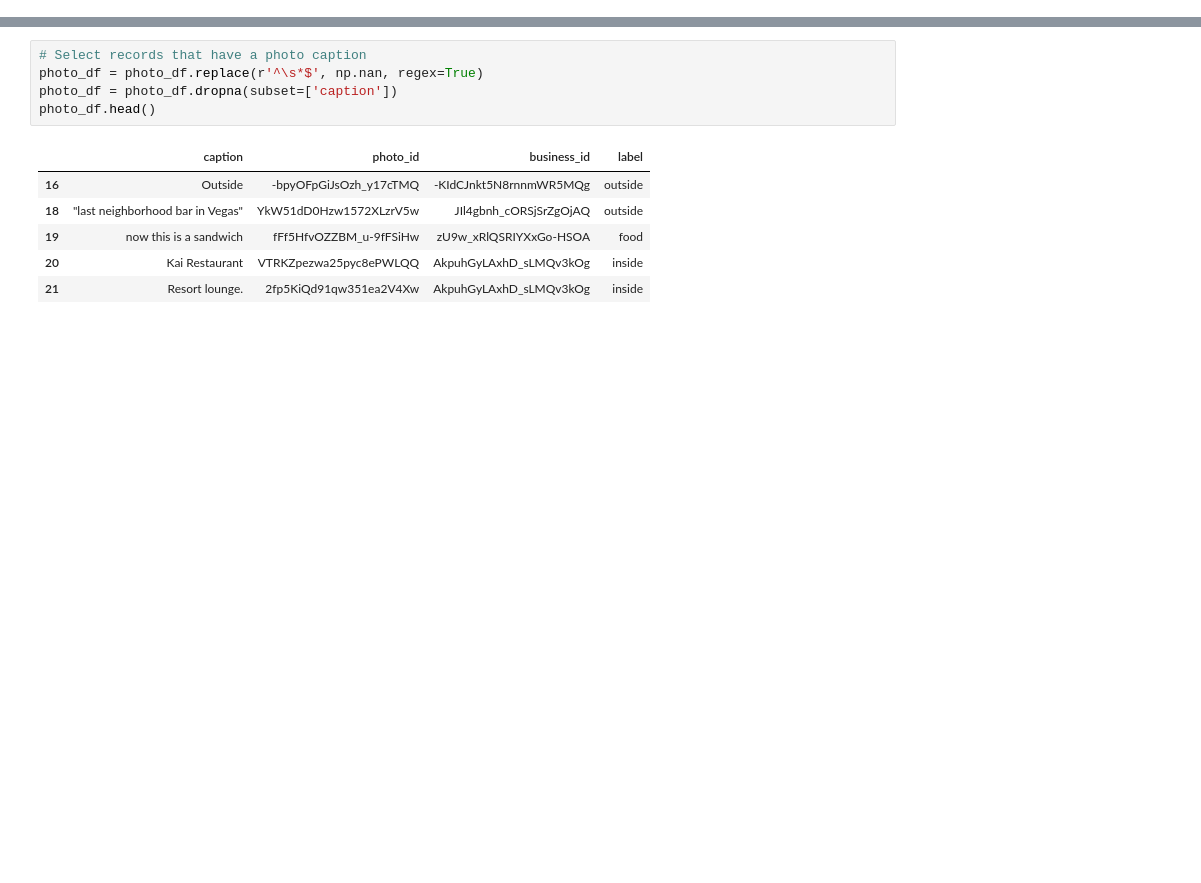
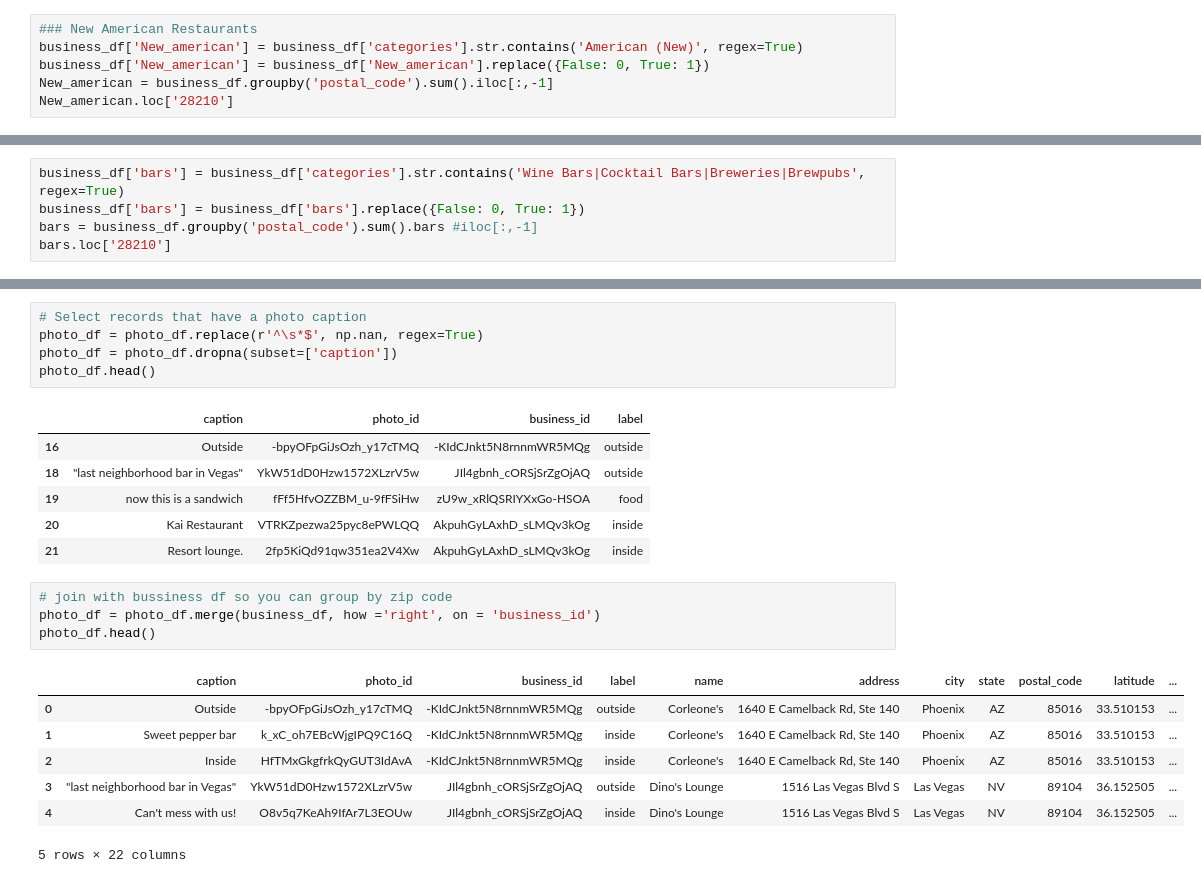
Before and after one commit to sauer3/predict_gentrification_with_yelp, a Jupyter notebook: yelp_data_cleaning.ipynb, the cells around one changed output, grey strips where cells are left out. Cells and saved outputs as stored; diff of their text form; blank space fills up the shorter version.

```diff
--- a/yelp_data_cleaning.ipynb
+++ b/yelp_data_cleaning.ipynb
@@ -42,0 +114,6 @@ len(business_df.city.unique())
+# %%
+### New American Restaurants
+business_df['New_american'] = business_df['categories'].str.contains('American (New)', regex=True)
+business_df['New_american'] = business_df['New_american'].replace({False: 0, True: 1})
+New_american = business_df.groupby('postal_code').sum().iloc[:,-1]
+New_american.loc['28210']
@@ -42,0 +124,5 @@ len(business_df.city.unique())
+# %%
+business_df['bars'] = business_df['categories'].str.contains('Wine Bars|Cocktail Bars|Breweries|Brewpubs', regex=True)
+business_df['bars'] = business_df['bars'].replace({False: 0, True: 1})
+bars = business_df.groupby('postal_code').sum().bars #iloc[:,-1]
+bars.loc['28210']
@@ -90,5 +240,17 @@ photo_df.head()
 | 19 | now this is a sandwich | fFf5HfvOZZBM_u-9fFSiHw | zU9w_xRlQSRIYXxGo-HSOA | food |
 | 20 | Kai Restaurant | VTRKZpezwa25pyc8ePWLQQ | AkpuhGyLAxhD_sLMQv3kOg | inside |
 | 21 | Resort lounge. | 2fp5KiQd91qw351ea2V4Xw | AkpuhGyLAxhD_sLMQv3kOg | inside |
+# %%
+# join with bussiness df so you can group by zip code
+photo_df = photo_df.merge(business_df, how ='right', on = 'business_id')
+photo_df.head()
+# %% [output]
+|  | caption | photo_id | business_id | label | name | address | city | state | postal_code | latitude | ... |
+| 0 | Outside | -bpyOFpGiJsOzh_y17cTMQ | -KIdCJnkt5N8rnnmWR5MQg | outside | Corleone's | 1640 E Camelback Rd, Ste 140 | Phoenix | AZ | 85016 | 33.510153 | ... |
+| 1 | Sweet pepper bar | k_xC_oh7EBcWjgIPQ9C16Q | -KIdCJnkt5N8rnnmWR5MQg | inside | Corleone's | 1640 E Camelback Rd, Ste 140 | Phoenix | AZ | 85016 | 33.510153 | ... |
+| 2 | Inside | HfTMxGkgfrkQyGUT3IdAvA | -KIdCJnkt5N8rnnmWR5MQg | inside | Corleone's | 1640 E Camelback Rd, Ste 140 | Phoenix | AZ | 85016 | 33.510153 | ... |
+| 3 | "last neighborhood bar in Vegas" | YkW51dD0Hzw1572XLzrV5w | JIl4gbnh_cORSjSrZgOjAQ | outside | Dino's Lounge | 1516 Las Vegas Blvd S | Las Vegas | NV | 89104 | 36.152505 | ... |
+| 4 | Can't mess with us! | O8v5q7KeAh9IfAr7L3EOUw | JIl4gbnh_cORSjSrZgOjAQ | inside | Dino's Lounge | 1516 Las Vegas Blvd S | Las Vegas | NV | 89104 | 36.152505 | ... |
+5 rows × 22 columns
 # %%
 # Select records that have one of the key terms that indicate third wave
```
Also changed, not shown: parts of 38 cells of this notebook.
